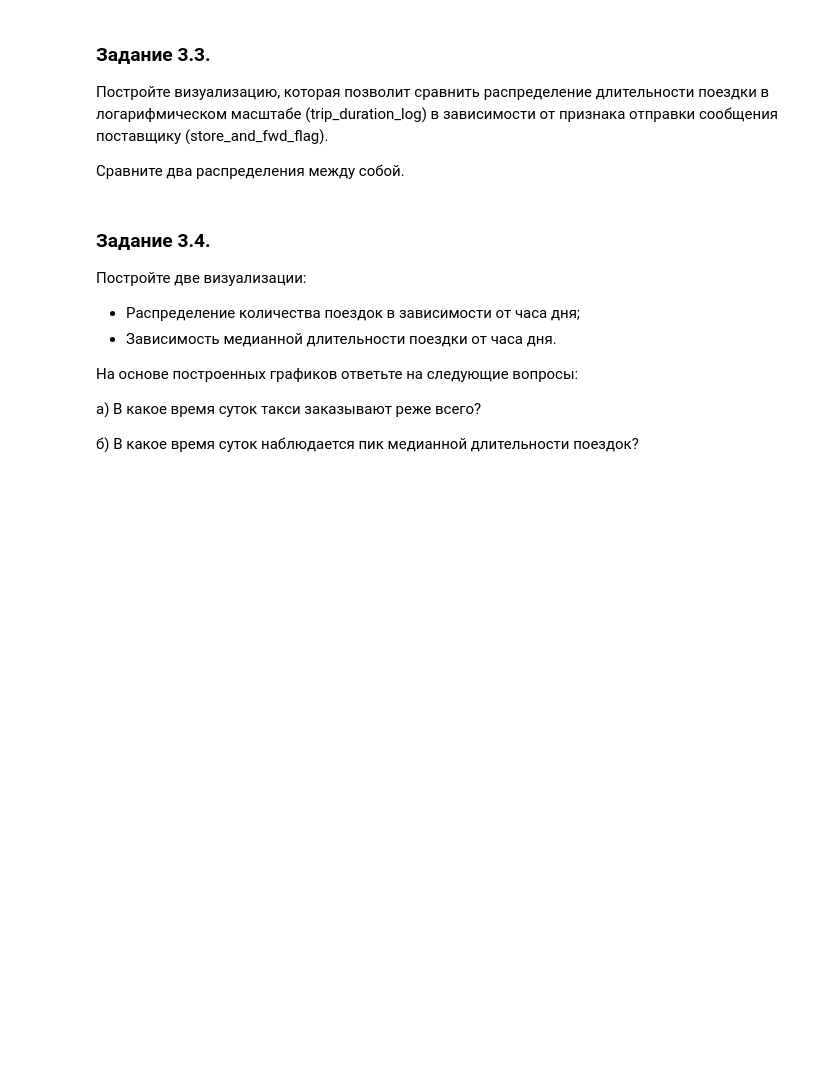
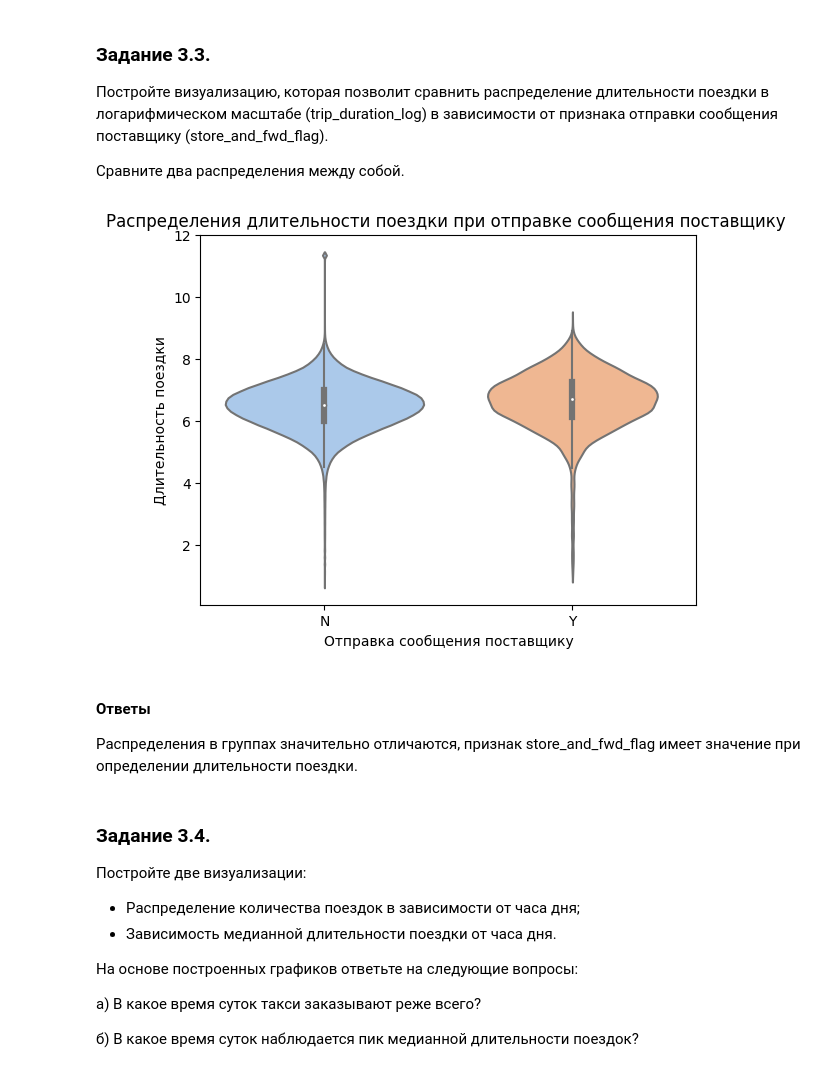
Before and after one commit to reurairin/urfu_2s_practical-project, a Jupyter notebook: Project-5._Ноутбук-шаблон.ipynb, the cells around one changed output. Saved outputs shown, nothing was run; the diff lists cells and outputs as text; code cells hidden in the pictures; blank space fills up the shorter version.

```diff
--- a/Project-5._Ноутбук-шаблон.ipynb
+++ b/Project-5._Ноутбук-шаблон.ipynb
@@ -554,3 +592,15 @@ taxi_data['trip_duration_log'] = np.log(taxi_data['trip_duration']+1)
+# %%
+sns.violinplot(x='store_and_fwd_flag', y='trip_duration_log', data=taxi_data_3_1)
+plt.title('Распределения длительности поездки при отправке сообщения поставщику ')
+plt.xlabel('Отправка сообщения поставщику')
+plt.ylabel('Длительность поездки')
+plt.show()
+# %% [output]
+[figure, added]
+# %% [markdown]
+#### Ответы
+
+Распределения в группах значительно отличаются, признак store_and_fwd_flag имеет значение при определении длительности поездки.
 # %% [markdown]
 ### Задание 3.4.
 Постройте две визуализации:
```
Also changed, not shown: parts of 24 cells of this notebook.
